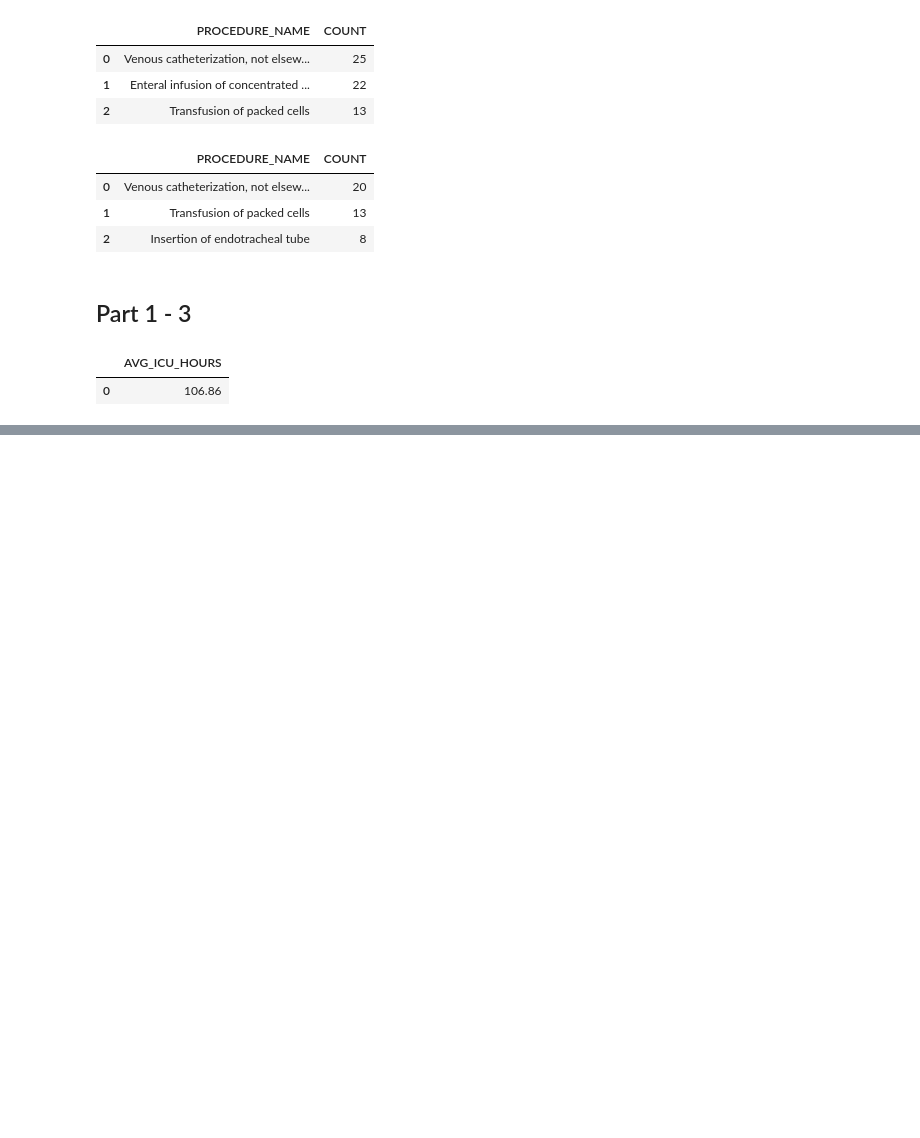
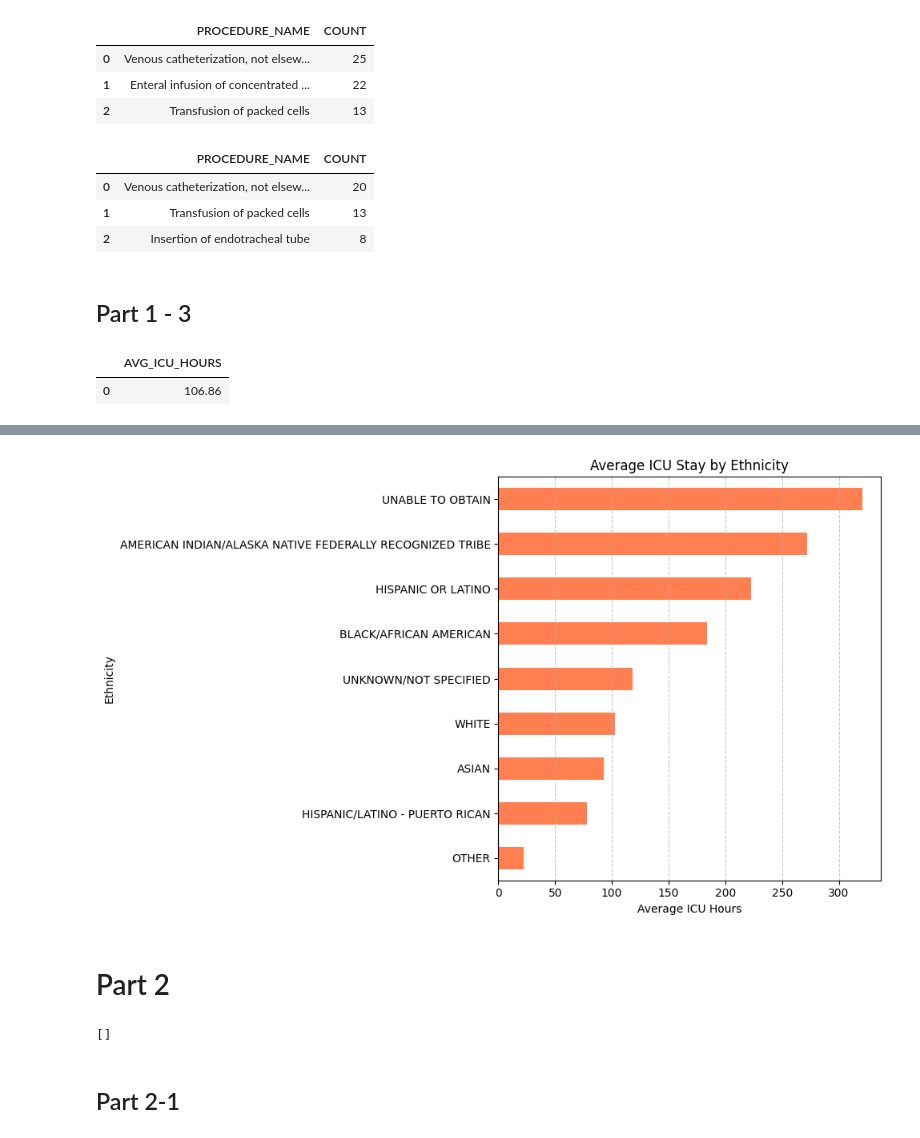
Before and after one commit to sabian147/DE300, a Jupyter notebook: Homework_2/sna3362_HW2.ipynb, the cells around one changed output, grey strips where cells are left out. Saved outputs shown, nothing was run; the diff lists cells and outputs as text; code cells hidden in the pictures; blank space fills up the shorter version.

```diff
--- a/Homework_2/sna3362_HW2.ipynb
+++ b/Homework_2/sna3362_HW2.ipynb
@@ -211,0 +255,48 @@ df_icu_by_ethnicity
+# %%
+# Assuming df_icu_by_ethnicity is already defined
+df_icu_by_ethnicity_sorted = df_icu_by_ethnicity.sort_values("AVG_ICU_HOURS", ascending=True)
+
+df_icu_by_ethnicity_sorted.plot(kind="barh", x="ethnicity", y="AVG_ICU_HOURS", color="coral", legend=False, figsize=(10,6))
+plt.title("Average ICU Stay by Ethnicity")
+plt.xlabel("Average ICU Hours")
+plt.ylabel("Ethnicity")
+plt.grid(axis="x", linestyle="--", alpha=0.7)
+plt.tight_layout()
+plt.show()
+# %% [output]
+[figure, added]
+# %% [markdown]
+# Part 2
+# %%
+from cassandra.cluster import Cluster
+from ssl import SSLContext, PROTOCOL_TLSv1_2, CERT_REQUIRED
+from cassandra_sigv4.auth import SigV4AuthProvider
+import boto3
+
+# ssl setup
+ssl_context = SSLContext(PROTOCOL_TLSv1_2)
+ssl_context.load_verify_locations('sf-class2-root.crt')  # change your file path for locating the certificate
+ssl_context.verify_mode = CERT_REQUIRED
+
+# boto3 session setup
+boto_session = boto3.Session(region_name="us-east-2")  # this AWS credentials is specific to `us-east-2` region
+
+# authorization setup with SigV4
+auth_provider = SigV4AuthProvider(boto_session)
+
+#cluster setup
+cluster = Cluster(['cassandra.us-east-2.amazonaws.com'],
+                  ssl_context=ssl_context,
+                  auth_provider=auth_provider,
+                  port=9142)  # TLS only communicates on port 9142
+
+session = cluster.connect()
+
+# For example, create a keyspace for HW2
+r = session.execute('''
+    CREATE KEYSPACE IF NOT EXISTS de300_sabian_hw2
+    WITH replication = {'class': 'SingleRegionStrategy'};
+    ''')
+print(r.current_rows)
+# %% [output]
+[]
@@ -211,0 +325,2 @@ df_icu_by_ethnicity
+# %% [markdown]
+## Part 2-1
```
Also changed, not shown: parts of 33 cells of this notebook, 3 other files.
